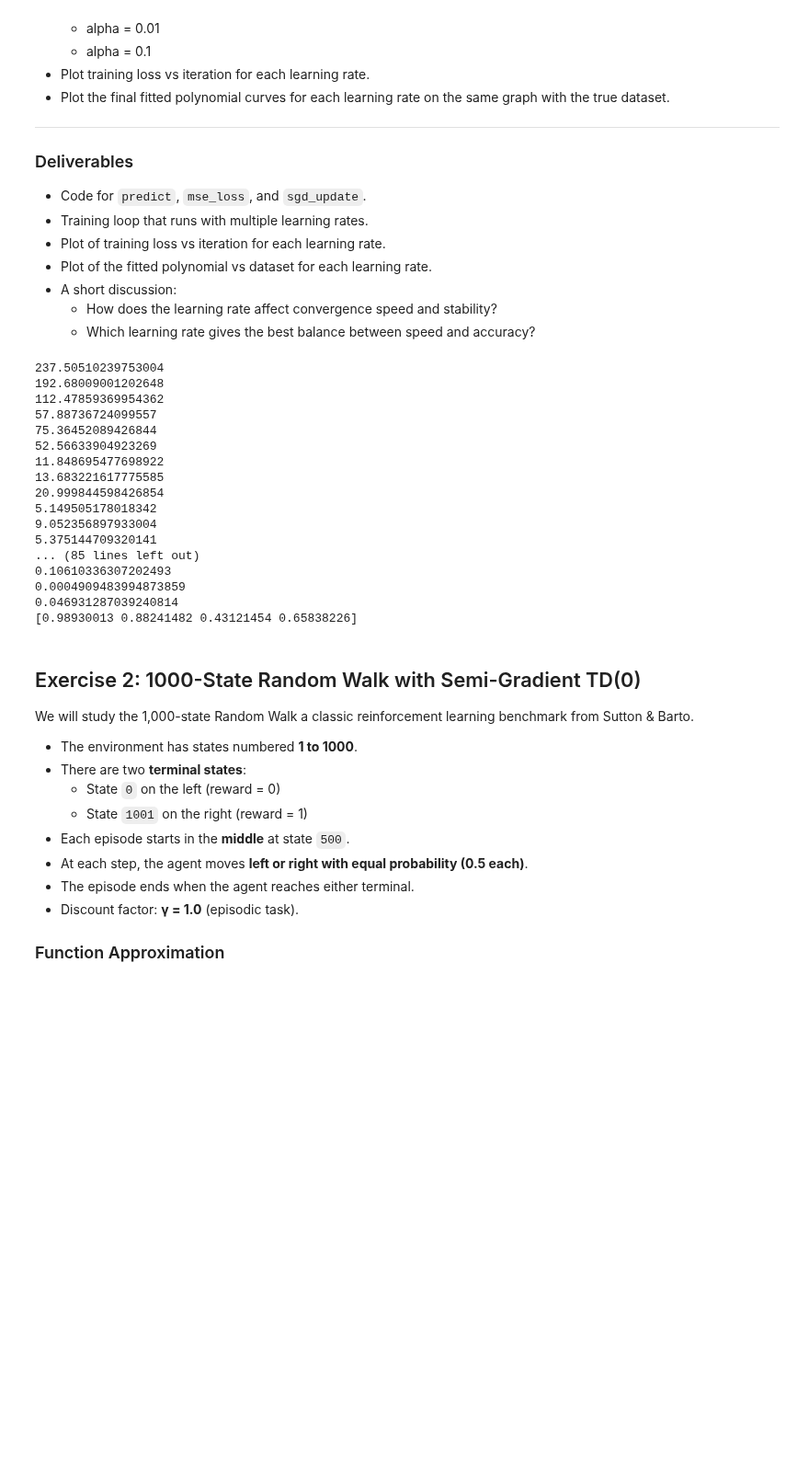
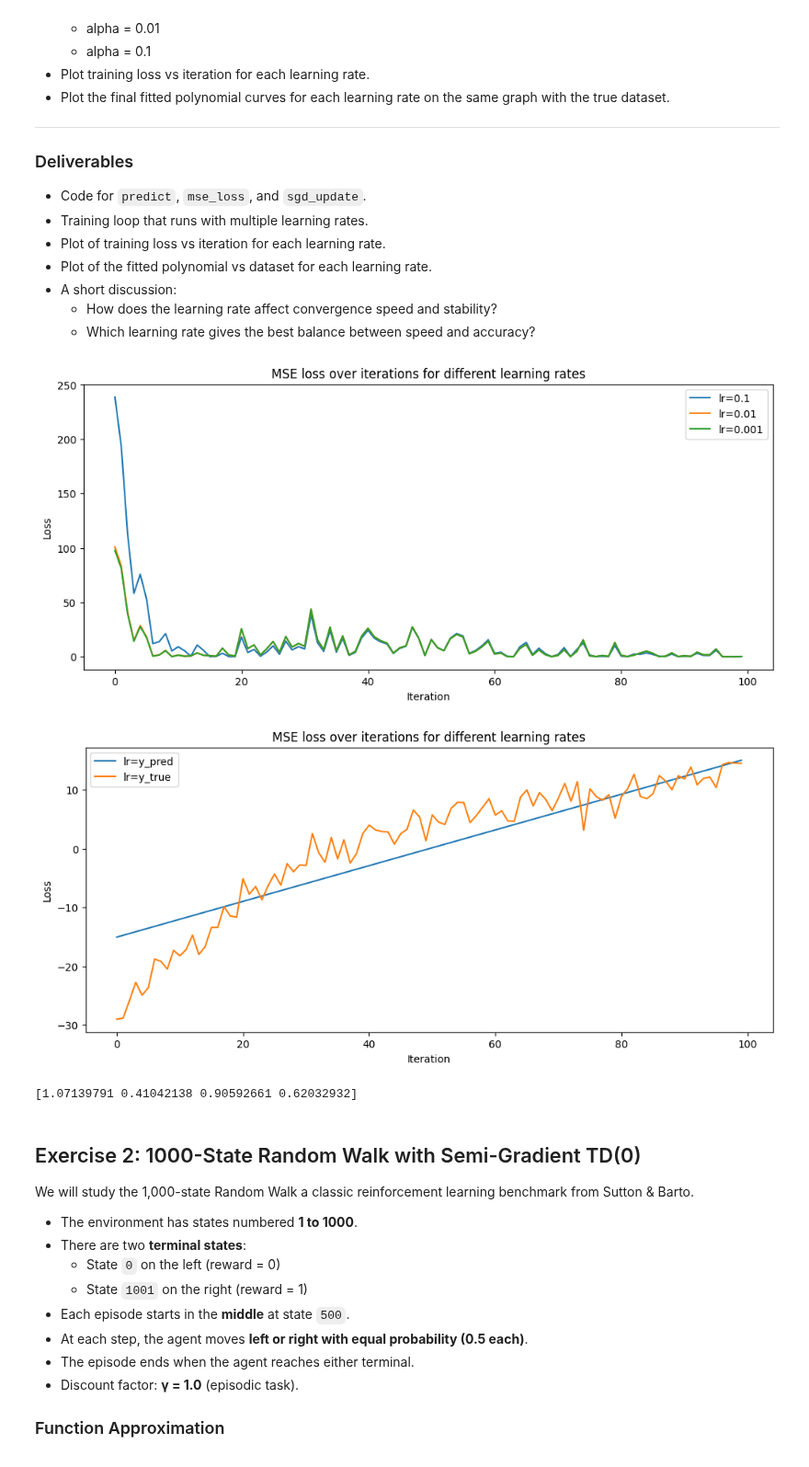
Before and after one commit to simkarwin/RL1, a Jupyter notebook: lab5_approximation.ipynb, the cells around one changed output. Shown at 92% size. Cells and saved outputs as stored; diff of their text form; code cells hidden in the pictures; blank space fills up the shorter version.

```diff
--- a/lab5_approximation.ipynb
+++ b/lab5_approximation.ipynb
@@ -106,54 +106,59 @@ e. **Comparison with different learning rates**
 ## Your code here
 import matplotlib.pyplot as plt
 ALPHA = 0.001
 
 def mse_loss(y_loc, y_hat_loc):
   return 0.5 * (y_loc - y_hat_loc)**2
 
 def sgd_update(x_loc, y_loc, w_loc, alpha_loc):
     """
     Perform one SGD update for a single training example.
     Input:
         x (float) - input value
         y (float) - true output
         w (np.array) - current weights
         alpha (float) - learning rate
     Output:
         w (np.array) - updated weights
     """
     # TODO: compute prediction, gradient, and update weights
     y_hat_loc = predict(w_loc, x_loc)
     loss_loc = mse_loss(y_hat_loc, y_loc)
     grad_loc = (y_hat_loc - y_loc) * x_loc
     w_loc -= alpha_loc * grad_loc
     return w_loc, loss_loc
 
 def predict(w_loc, x_loc):
   return np.sum(w_loc.T * x_loc)
 
-w = np.random.random((4,))
-loss = []
-for i, sample in  enumerate(zip(x, y)):
-    x_sample, y_sample = sample
-    w, temp_locc = sgd_update(x_sample, y_sample, w, ALPHA)
-    loss.append(temp_locc)
+def train_model(x_loc, y_loc, learning_rates:list=(0.1, 0.01, 0.001,)):
+    w_loc = np.random.random((4,))
+    loss_loc = {_: [] for _ in learning_rates}
+    for learning_rate in loss_loc.keys():
+        for i, sample in  enumerate(zip(x_loc, y_loc)):
+            x_sample, y_sample = sample
+            w, temp_loss = sgd_update(x_sample, y_sample, w_loc, ALPHA)
+            loss_loc[learning_rate].append(temp_loss)
+    return w_loc, loss_loc
 
-print(w)
+def plot_linear(dict_of_values: dict):
+    plt.figure(figsize=(12,5))
+    for lr, values in dict_of_values.items():
+        plt.plot(values, label=f"lr={lr}")
+    plt.xlabel("Iteration")
+    plt.ylabel("Loss")
+    plt.title("MSE loss over iterations for different learning rates")
+    plt.legend()
+    plt.show()
+
+temp_w, temp_loss = train_model(x, y)
+plot_linear(temp_loss)
+
+y_pred = [predict(temp_w, x_) for x_ in x]
+plot_linear({'y_pred': y_pred, 'y_true': y})
+
+print(temp_w)
 # %% [output]
+[figure, added]
+[figure, added]
-237.50510239753004
-192.68009001202648
-112.47859369954362
-57.88736724099557
-75.36452089426844
-52.56633904923269
-11.848695477698922
-13.683221617775585
-20.999844598426854
-5.149505178018342
-9.052356897933004
-5.375144709320141
-... (85 lines left out)
-0.10610336307202493
-0.0004909483994873859
-0.046931287039240814
-[0.98930013 0.88241482 0.43121454 0.65838226]
+[1.07139791 0.41042138 0.90592661 0.62032932]
```
Also changed, not shown: parts of 1 cell of this notebook.
